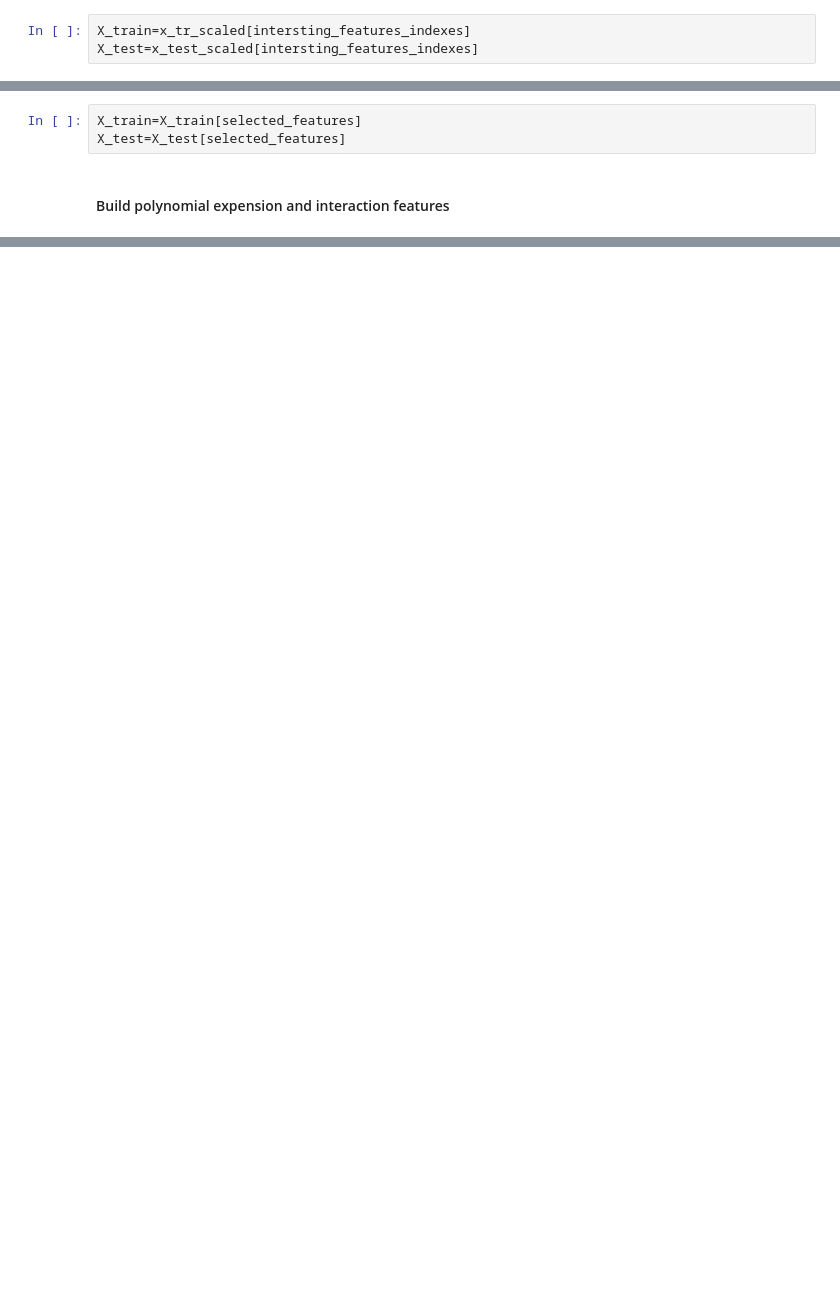
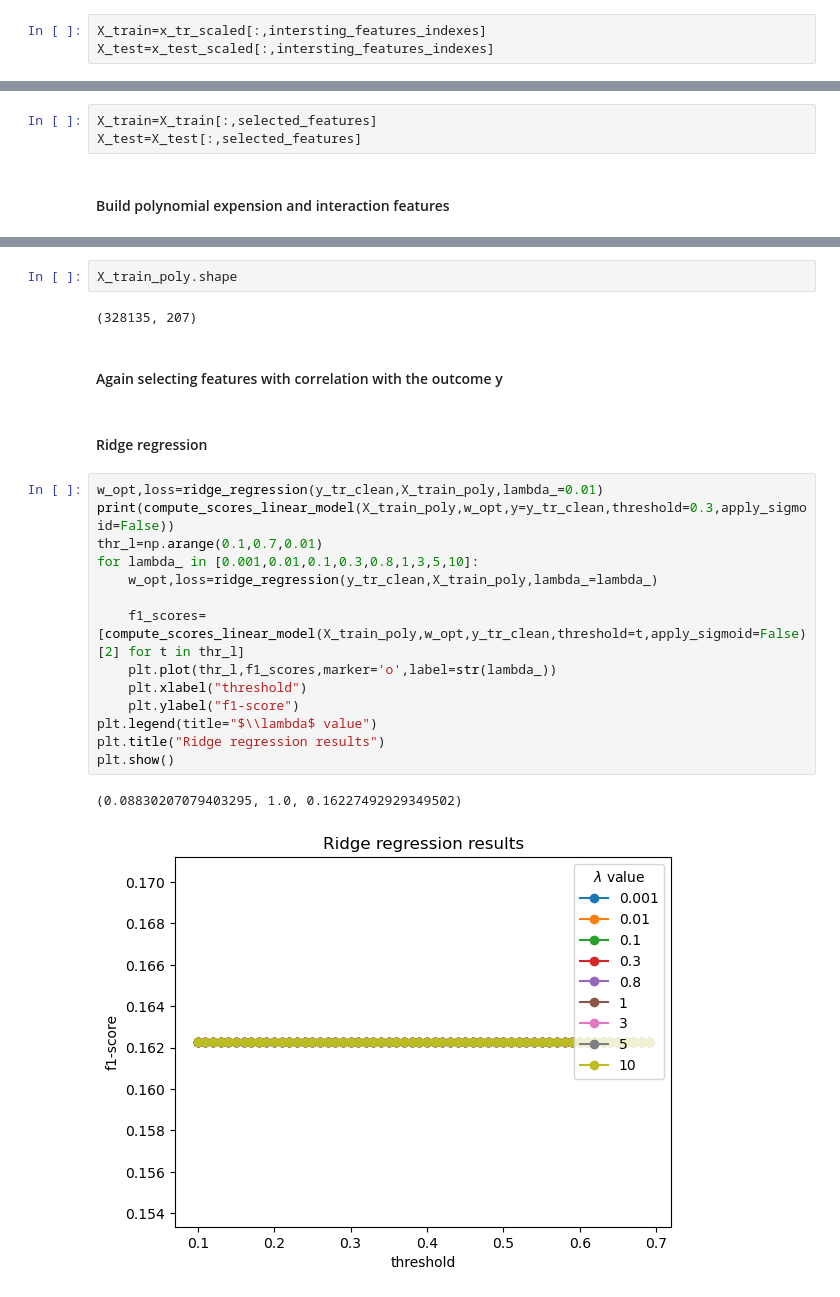
Before and after one commit to epfml/ml-project-1-whai, a Jupyter notebook: run_ipynb.ipynb, the cells around one changed output, grey strips where cells are left out. Saved outputs shown, nothing was run; the diff lists cells and outputs as text; blank space fills up the shorter version.

```diff
--- a/run_ipynb.ipynb
+++ b/run_ipynb.ipynb
@@ -82,8 +82,8 @@ We chose some initial features by reading the report and assessing how they seem
 # %%
 intersting_features_indexes=np.array([names_map[feature] for feature in intersting_features])
 # %%
-X_train=x_tr_scaled[intersting_features_indexes]
-X_test=x_test_scaled[intersting_features_indexes]
+X_train=x_tr_scaled[:,intersting_features_indexes]
+X_test=x_test_scaled[:,intersting_features_indexes]
 # %% [markdown]
 #### By correlation with the output
 # %%
@@ -101,7 +101,7 @@ array([26, 29, 30, 33, 35, 38, 27, 28, 39, 43, 45, 47, 48, 44, 40, 41, 42,
 # %%
 selected_features_names=list(np.array(intersting_features)[selected_features])
 # %%
-X_train=X_train[selected_features]
-X_test=X_test[selected_features]
+X_train=X_train[:,selected_features]
+X_test=X_test[:,selected_features]
 # %% [markdown]
 #### Build polynomial expension and interaction features
@@ -112,0 +115,25 @@ NameError: name 'build_poly_expension_with_interaction_features' is not defined
+# %%
+X_train_poly.shape
+# %% [output]
+(328135, 207)
+# %% [markdown]
+#### Again selecting features with correlation with the outcome y
+# %% [markdown]
+#### Ridge regression
+# %%
+w_opt,loss=ridge_regression(y_tr_clean,X_train_poly,lambda_=0.01)
+print(compute_scores_linear_model(X_train_poly,w_opt,y=y_tr_clean,threshold=0.3,apply_sigmoid=False))
+thr_l=np.arange(0.1,0.7,0.01)
+for lambda_ in [0.001,0.01,0.1,0.3,0.8,1,3,5,10]:
+    w_opt,loss=ridge_regression(y_tr_clean,X_train_poly,lambda_=lambda_)
+
+    f1_scores=[compute_scores_linear_model(X_train_poly,w_opt,y_tr_clean,threshold=t,apply_sigmoid=False)[2] for t in thr_l]
+    plt.plot(thr_l,f1_scores,marker='o',label=str(lambda_))
+    plt.xlabel("threshold")
+    plt.ylabel("f1-score")
+plt.legend(title="$\\lambda$ value")
+plt.title("Ridge regression results")
+plt.show()
+# %% [output]
+(0.08830207079403295, 1.0, 0.16227492929349502)
+[figure, added]
```
Also changed, not shown: parts of 4 cells of this notebook, 1 other file.
